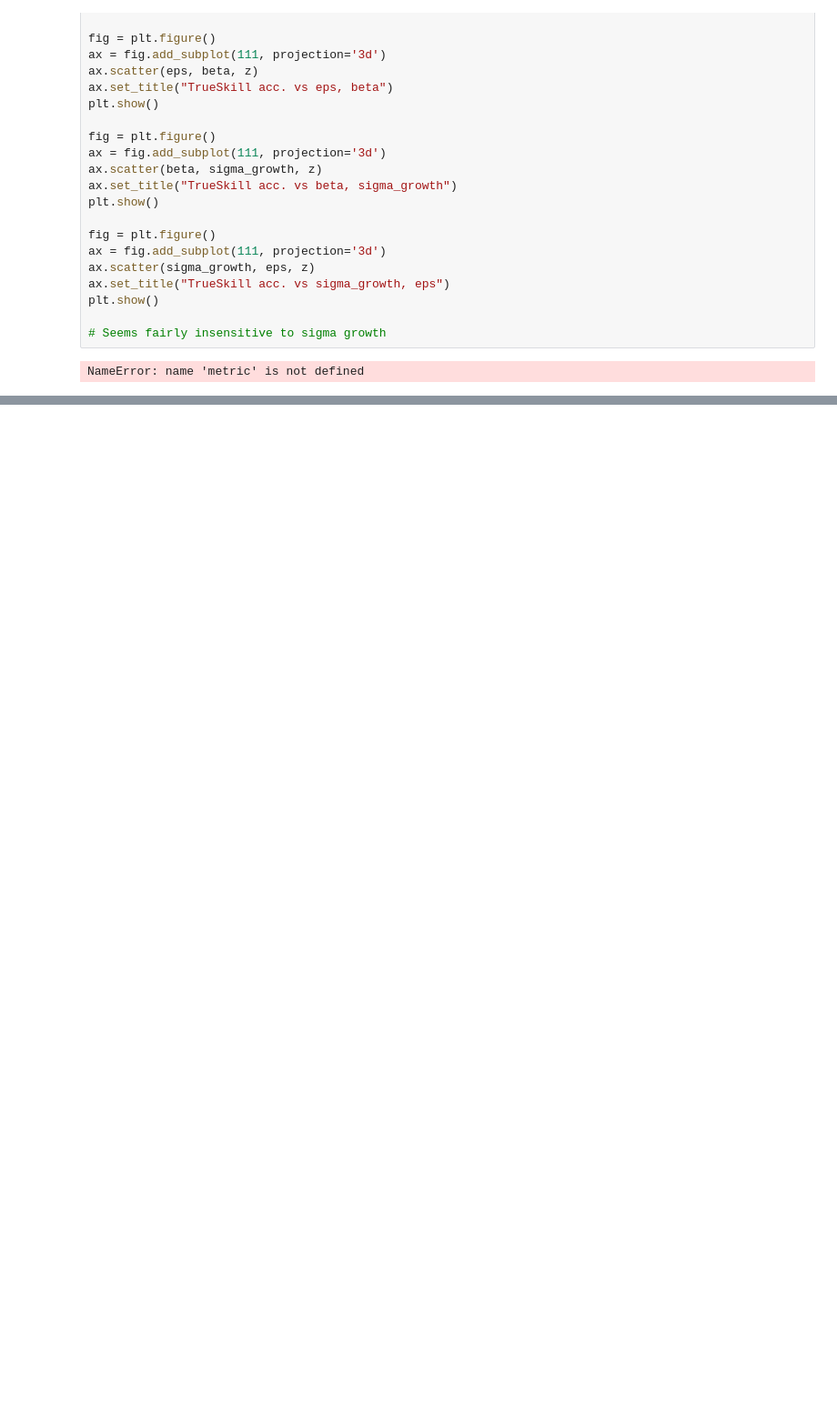
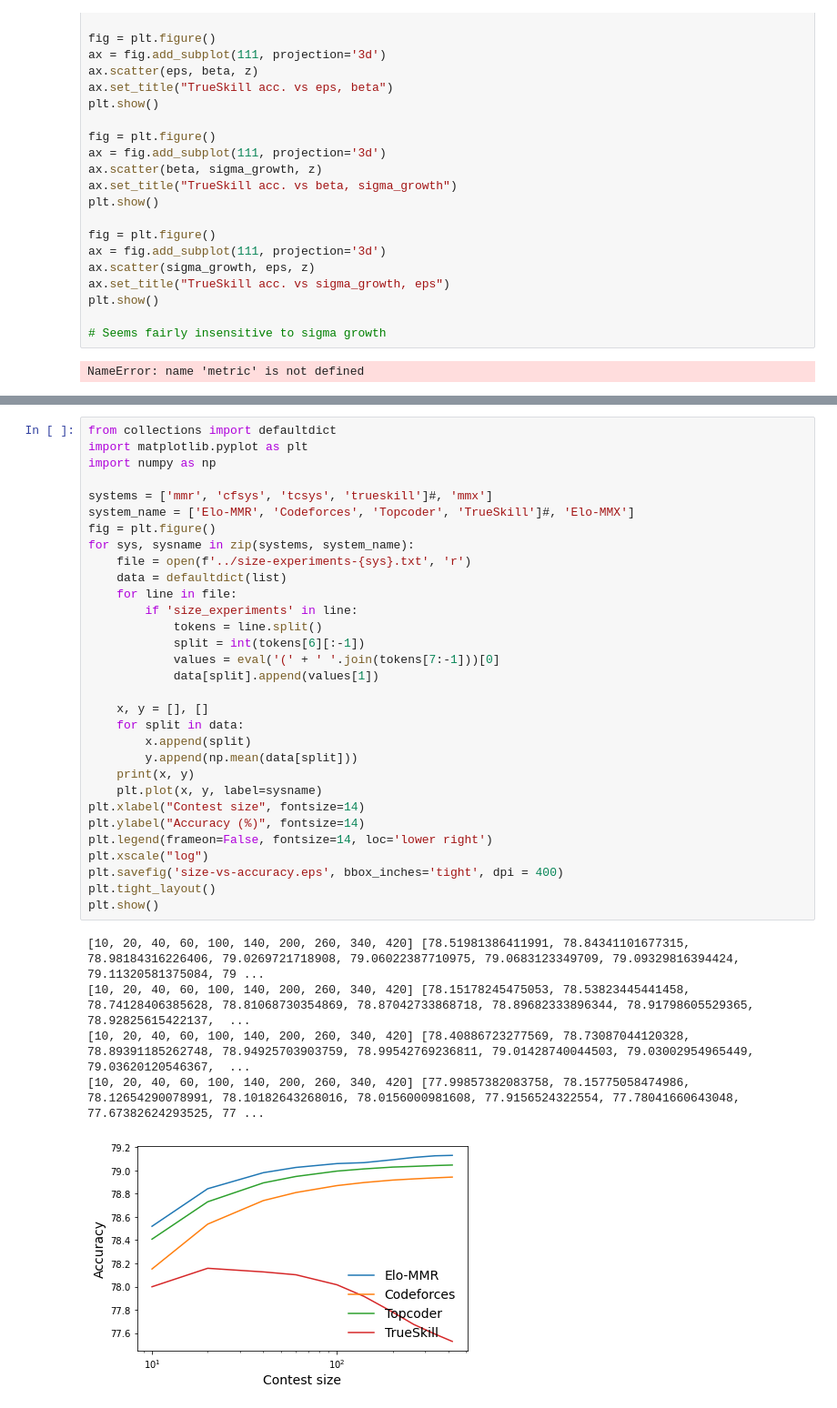
Before and after one commit to EbTech/Elo-MMR, a Jupyter notebook: scripts/notebooks/plots.ipynb, the cells around one changed output, grey strips where cells are left out. Shown at 91% size. Saved outputs shown, nothing was run; the diff lists cells and outputs as text; blank space fills up the shorter version.

```diff
--- a/scripts/notebooks/plots.ipynb
+++ b/scripts/notebooks/plots.ipynb
@@ -187,3 +165,40 @@ plt.show()
 # %% [output]
 [interactive output not drawn]
 [interactive output not drawn]
+# %%
+from collections import defaultdict
+import matplotlib.pyplot as plt
+import numpy as np
+
+systems = ['mmr', 'cfsys', 'tcsys', 'trueskill']#, 'mmx']
+system_name = ['Elo-MMR', 'Codeforces', 'Topcoder', 'TrueSkill']#, 'Elo-MMX']
+fig = plt.figure()
+for sys, sysname in zip(systems, system_name):
+    file = open(f'../size-experiments-{sys}.txt', 'r')
+    data = defaultdict(list)
+    for line in file:
+        if 'size_experiments' in line:
+            tokens = line.split()
+            split = int(tokens[6][:-1])
+            values = eval('(' + ' '.join(tokens[7:-1]))[0]
+            data[split].append(values[1])
+
+    x, y = [], []
+    for split in data:
+        x.append(split)
+        y.append(np.mean(data[split]))
+    print(x, y)
+    plt.plot(x, y, label=sysname)
+plt.xlabel("Contest size", fontsize=14)
+plt.ylabel("Accuracy (%)", fontsize=14)
+plt.legend(frameon=False, fontsize=14, loc='lower right')
+plt.xscale("log")
+plt.savefig('size-vs-accuracy.eps', bbox_inches='tight', dpi = 400)
+plt.tight_layout()
+plt.show()
+# %% [output]
+[10, 20, 40, 60, 100, 140, 200, 260, 340, 420] [78.51981386411991, 78.84341101677315, 78.98184316226406, 79.0269721718908, 79.06022387710975, 79.0683123349709, 79.09329816394424, 79.11320581375084, 79 ...
+[10, 20, 40, 60, 100, 140, 200, 260, 340, 420] [78.15178245475053, 78.53823445441458, 78.74128406385628, 78.81068730354869, 78.87042733868718, 78.89682333896344, 78.91798605529365, 78.92825615422137,  ...
+[10, 20, 40, 60, 100, 140, 200, 260, 340, 420] [78.40886723277569, 78.73087044120328, 78.89391185262748, 78.94925703903759, 78.99542769236811, 79.01428740044503, 79.03002954965449, 79.03620120546367,  ...
+[10, 20, 40, 60, 100, 140, 200, 260, 340, 420] [77.99857382083758, 78.15775058474986, 78.12654290078991, 78.10182643268016, 78.0156000981608, 77.9156524322554, 77.78041660643048, 77.67382624293525, 77 ...
+[figure, added]
```
Also changed, not shown: parts of 2 cells of this notebook, 1 other file.
